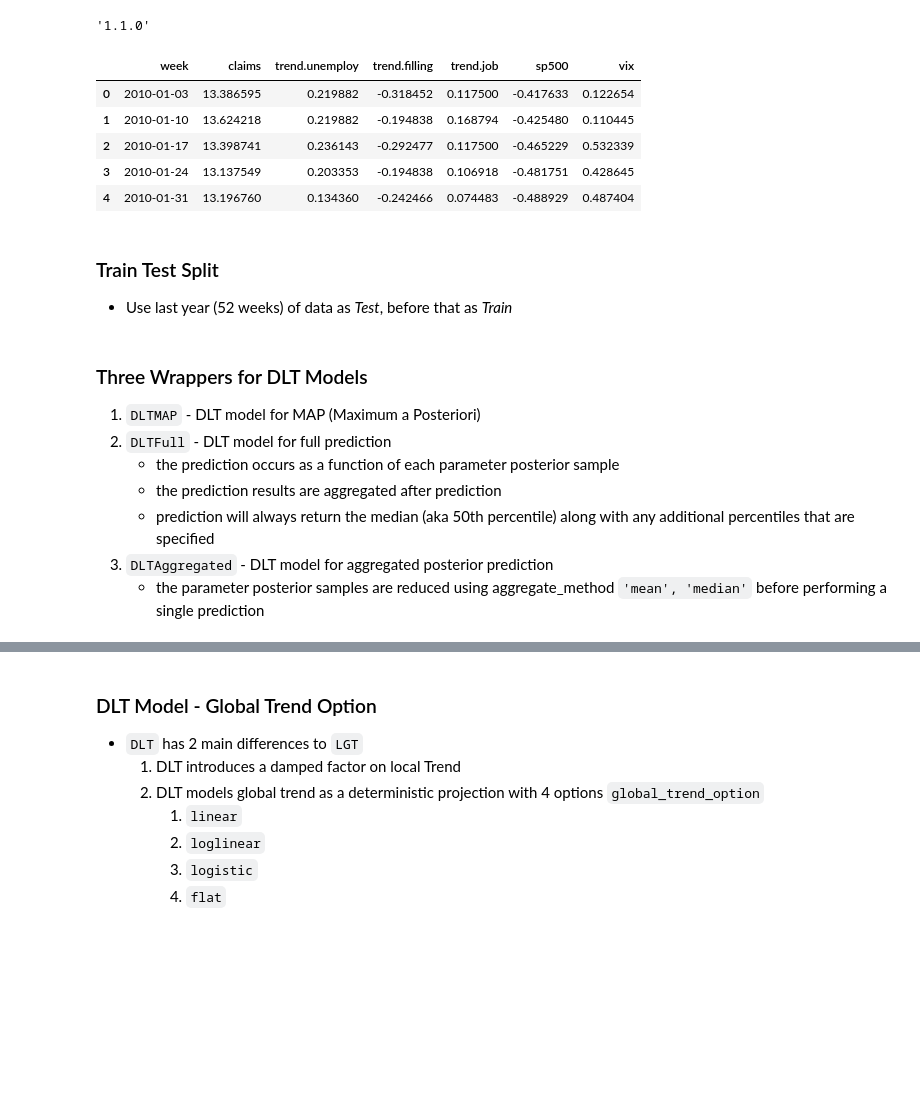
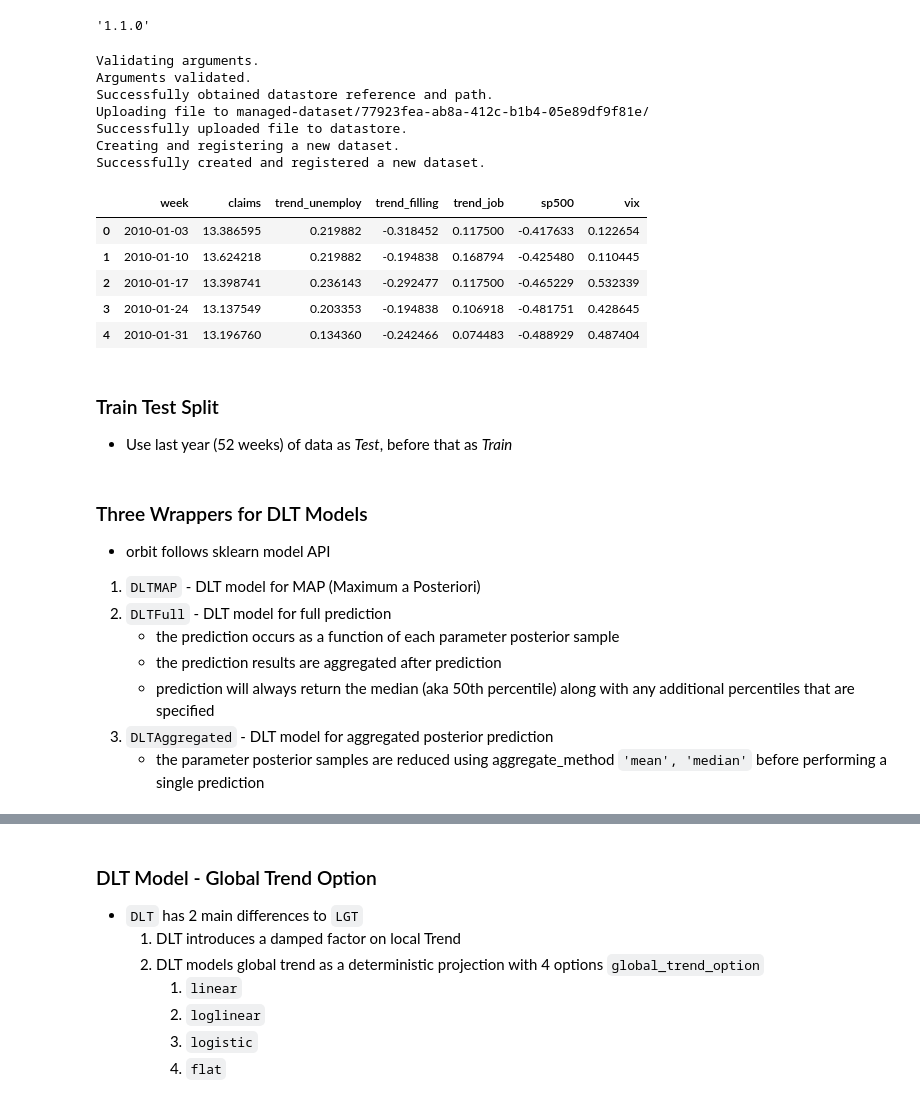
Before and after one commit to bcheng004/uber-orbit-example, a Jupyter notebook: azureml/dlt-example.ipynb, the cells around one changed output, grey strips where cells are left out. Cells and saved outputs as stored; diff of their text form; code cells hidden in the pictures; blank space fills up the shorter version.

Commit message:
examples for both LGT and DLT models complete

````diff
--- a/azureml/dlt-example.ipynb
+++ b/azureml/dlt-example.ipynb
@@ -59,18 +59,42 @@ from IPython.display import display
 display(orbit.__version__)
 # %% [output]
 '1.1.0'
-# %%
-from orbit.utils.dataset import load_iclaims
-
-us_unemp_claims_df = load_iclaims(transform=True).sort_values(by=['week'],ascending=True)
-display(us_unemp_claims_df.head())
-# %% [output]
-|  | week | claims | trend.unemploy | trend.filling | trend.job | sp500 | vix |
-| 0 | 2010-01-03 | 13.386595 | 0.219882 | -0.318452 | 0.117500 | -0.417633 | 0.122654 |
-| 1 | 2010-01-10 | 13.624218 | 0.219882 | -0.194838 | 0.168794 | -0.425480 | 0.110445 |
-| 2 | 2010-01-17 | 13.398741 | 0.236143 | -0.292477 | 0.117500 | -0.465229 | 0.532339 |
-| 3 | 2010-01-24 | 13.137549 | 0.203353 | -0.194838 | 0.106918 | -0.481751 | 0.428645 |
-| 4 | 2010-01-31 | 13.196760 | 0.134360 | -0.242466 | 0.074483 | -0.488929 | 0.487404 |
+# %%
+import os, confuse
+from orbit.utils.dataset import load_iclaims
+from azureml.core import Workspace, Dataset
+
+# load config.yaml
+parent_dir = os.path.dirname(os.getcwd())
+config = confuse.Configuration('orbit-dlt-example',__name__)
+config.set_file(os.path.join(parent_dir,'config.yaml'))
+# load azureml workspace
+ws = Workspace.from_config(path=parent_dir)
+us_unemp_claims_df = load_iclaims(transform=True).sort_values(by=['week'],ascending=True)
+datastore = ws.get_default_datastore()
+dataset_name = config['uber_provided_example']['azureml']['dataset']['name'].get()
+dataset = Dataset.Tabular.register_pandas_dataframe(
+    us_unemp_claims_df,
+    datastore,
+    dataset_name,
+    show_progress=True
+)
+us_unemp_claims_df = Dataset.get_by_name(ws,name=dataset_name).to_pandas_dataframe()
+display(us_unemp_claims_df.head())
+# %% [output]
+Validating arguments.
+Arguments validated.
+Successfully obtained datastore reference and path.
+Uploading file to managed-dataset/77923fea-ab8a-412c-b1b4-05e89df9f81e/
+Successfully uploaded file to datastore.
+Creating and registering a new dataset.
+Successfully created and registered a new dataset.
+|  | week | claims | trend_unemploy | trend_filling | trend_job | sp500 | vix |
+| 0 | 2010-01-03 | 13.386595 | 0.219882 | -0.318452 | 0.117500 | -0.417633 | 0.122654 |
+| 1 | 2010-01-10 | 13.624218 | 0.219882 | -0.194838 | 0.168794 | -0.425480 | 0.110445 |
+| 2 | 2010-01-17 | 13.398741 | 0.236143 | -0.292477 | 0.117500 | -0.465229 | 0.532339 |
+| 3 | 2010-01-24 | 13.137549 | 0.203353 | -0.194838 | 0.106918 | -0.481751 | 0.428645 |
+| 4 | 2010-01-31 | 13.196760 | 0.134360 | -0.242466 | 0.074483 | -0.488929 | 0.487404 |
 # %% [markdown]
 ### Train Test Split
 
@@ -87,6 +106,8 @@ test_ind = config['dlt_uber_provided_example']['utils']['test_ind'].get()
 train_df, test_df = us_unemp_claims_df[:-test_ind], us_unemp_claims_df[-test_ind:]
 # %% [markdown]
 ### Three Wrappers for DLT Models
+
+* orbit follows sklearn model API
 
 1. ```DLTMAP``` - DLT model for MAP (Maximum a Posteriori)
 2. ```DLTFull``` - DLT model for full prediction
````
Also changed, not shown: parts of 4 cells of this notebook, 4 other files.
